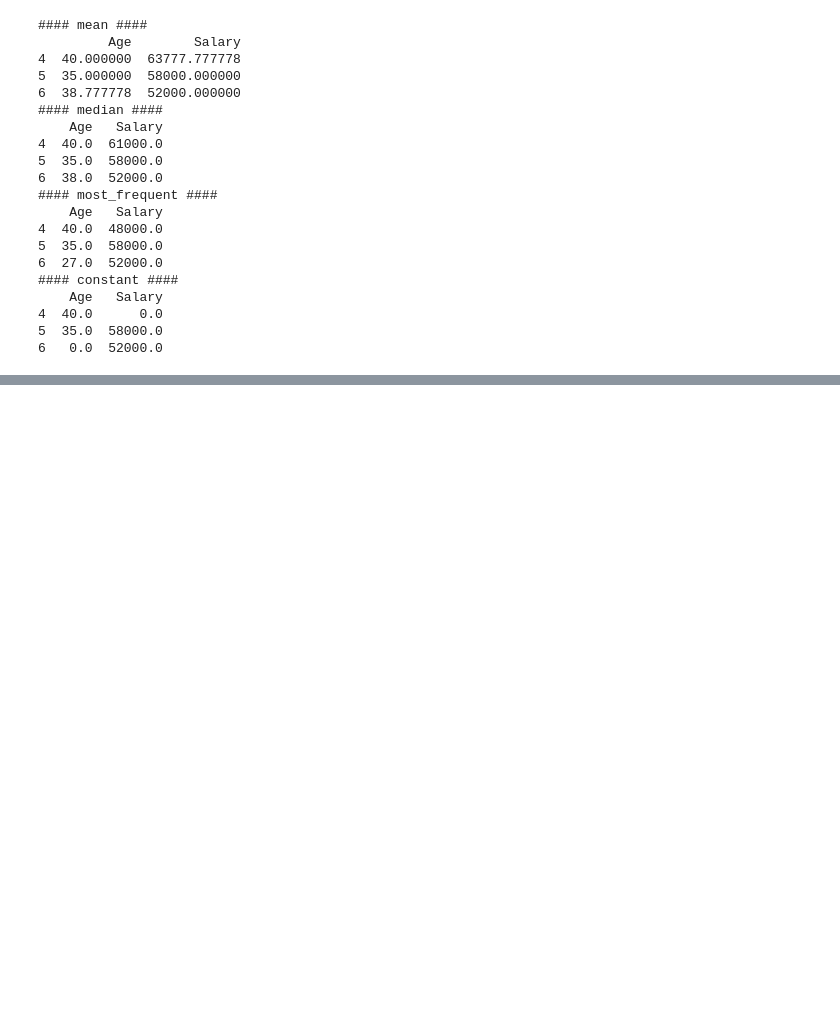
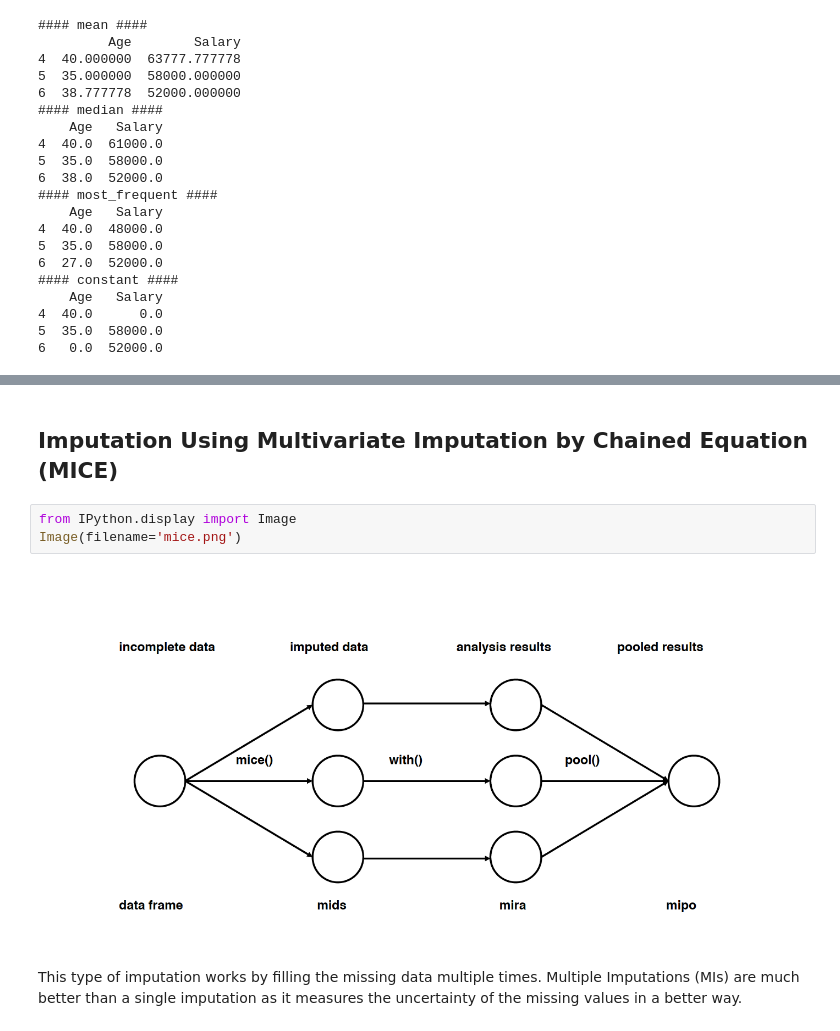
Before and after one commit to ABDERRAHMANJAIZE/MissingDataHandling, a Jupyter notebook: Handling missing Data.ipynb, the cells around one changed output, grey strips where cells are left out. Drawn from its saved outputs; the diff is of its cells as text; blank space fills up the shorter version.

```diff
--- a/Handling missing Data.ipynb
+++ b/Handling missing Data.ipynb
@@ -83,0 +144,9 @@ df.interpolate()
+# %% [markdown]
+## Imputation Using Multivariate Imputation by Chained Equation (MICE)
+# %%
+from IPython.display import Image
+Image(filename='mice.png')
+# %% [output]
+[figure, added]
+# %% [markdown]
+This type of imputation works by filling the missing data multiple times. Multiple Imputations (MIs) are much better than a single imputation as it measures the uncertainty of the missing values in a better way.
```
Also changed, not shown: parts of 16 cells of this notebook, 1 other file.
